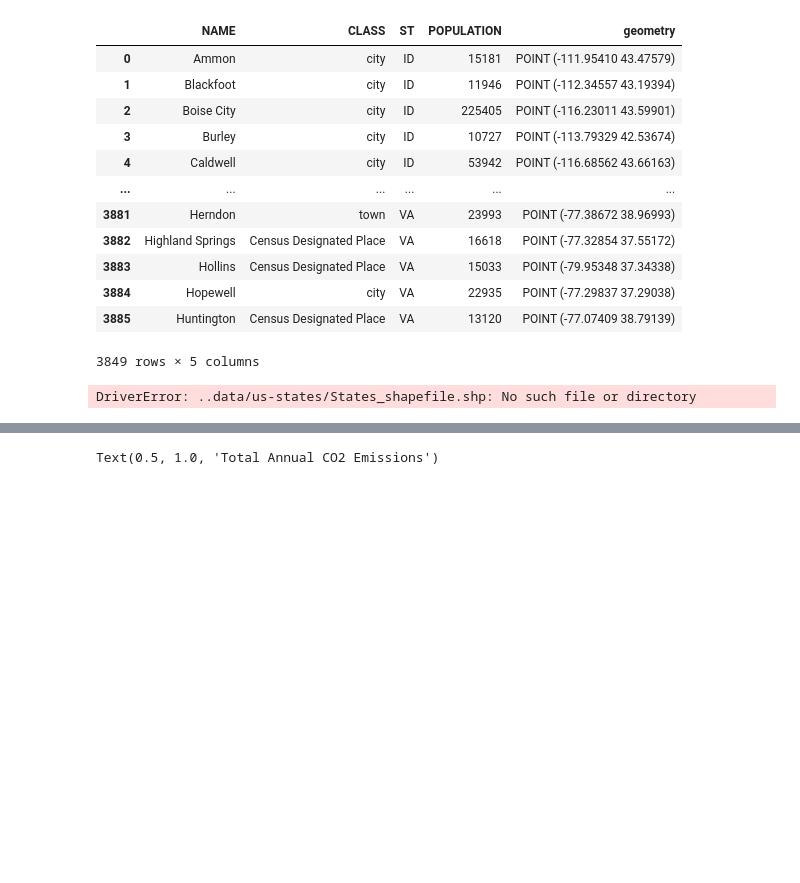
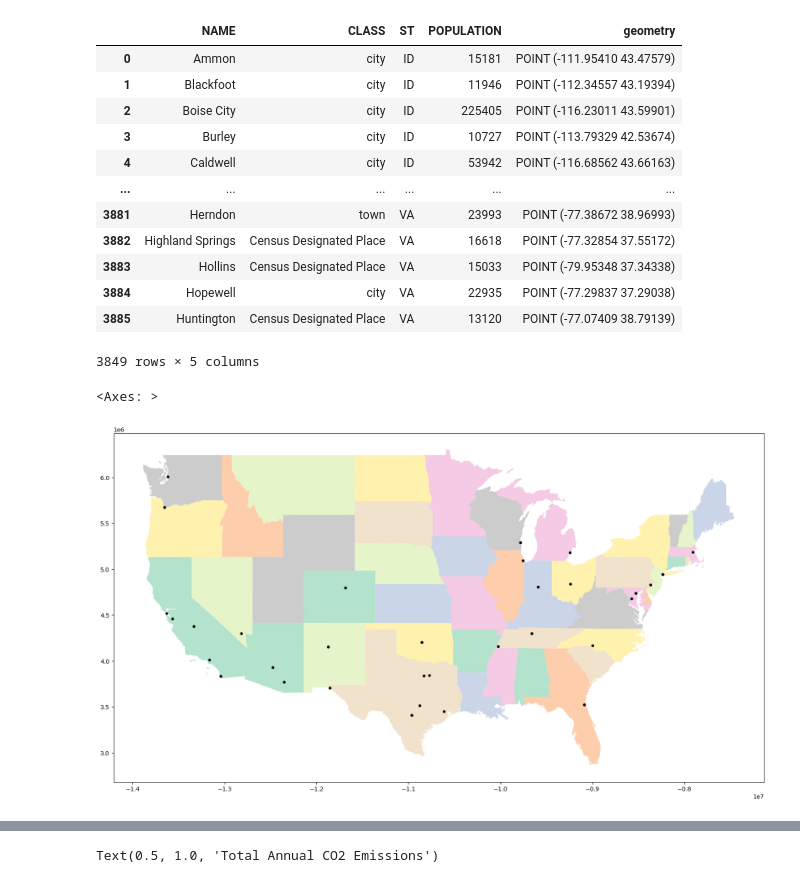
Before and after one commit to Allicai/high-speed-rail, a Jupyter notebook: preprocessing/explore-data.ipynb, the cells around one changed output, grey strips where cells are left out. Cells and saved outputs as stored; diff of their text form; code cells hidden in the pictures; blank space fills up the shorter version.

Commit message:
explore-data filepath issue resolved

```diff
--- a/preprocessing/explore-data.ipynb
+++ b/preprocessing/explore-data.ipynb
@@ -57,14 +57,15 @@ cities
 # %%
 big_cities: gpd.GeoDataFrame = cities[cities['POPULATION'] > 500e3]
 
-states = gpd.read_file('..data/us-states/States_shapefile.shp').to_crs(epsg=3395)
+states = gpd.read_file('../data/us-states/States_shapefile.shp').to_crs(epsg=3395)
 # remove AK and HI
 states: gpd.GeoDataFrame = states[(states['State_Code'] != 'AK') & (states['State_Code'] != 'HI')] # type: ignore
 
 cities_for_plot: gpd.GeoDataFrame = gpd.GeoDataFrame(big_cities).to_crs(epsg=3395) # type: ignore
 cities_for_plot.plot(ax=states.plot(cmap='Pastel2', figsize=(20,20)), marker='o', color='black', markersize=15)
 # %% [output]
-DriverError: ..data/us-states/States_shapefile.shp: No such file or directory
+<Axes: >
+[figure, added]
 # %%
 # returns the geopy great_circle between two shapely Points (note reversal of x<->y)
 def great_circle_two_points(pt1: Point, pt2: Point):
```
Also changed, not shown: 1 other file.
